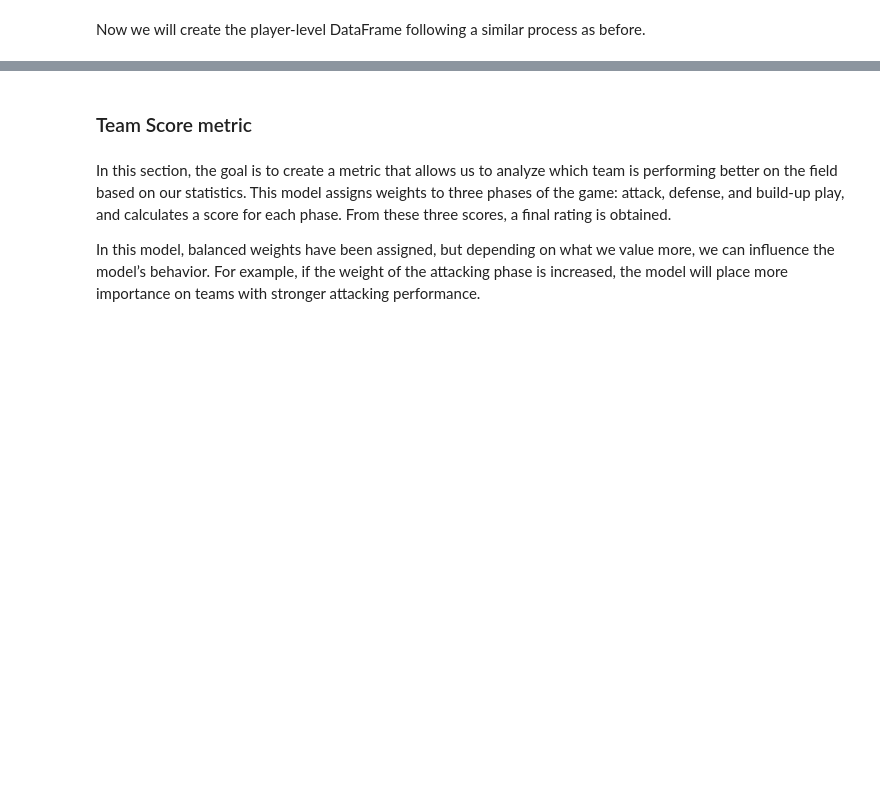
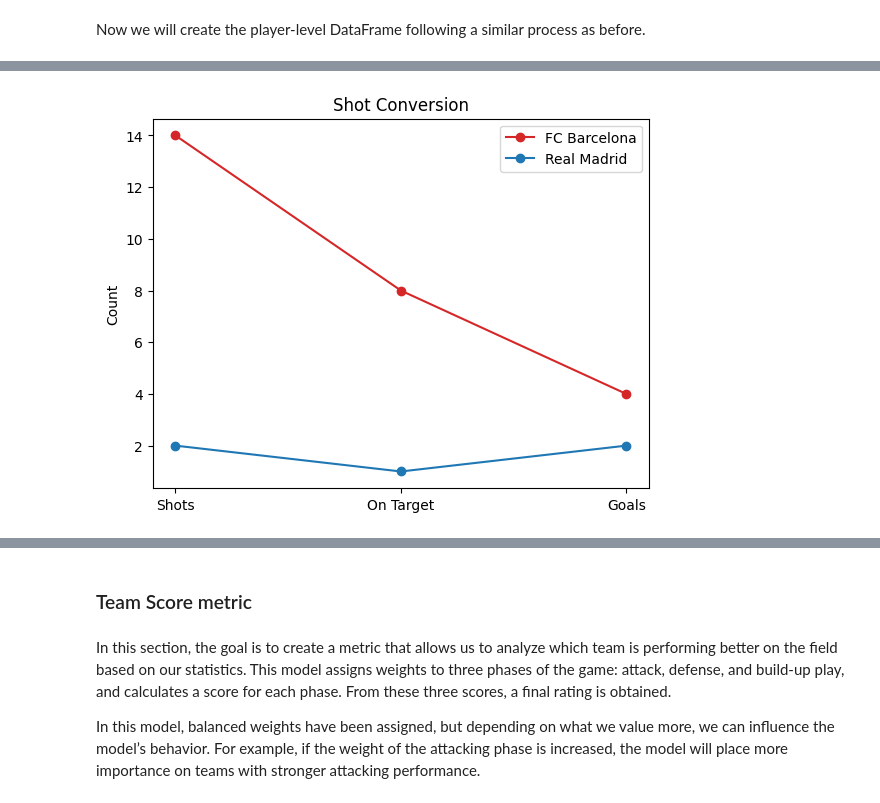
Before and after one commit to vripoll17/football-data-analytics-tool, a Jupyter notebook: notebooks/match_report.ipynb, the cells around one changed output, grey strips where cells are left out. Cells and saved outputs as stored; diff of their text form; code cells hidden in the pictures; blank space fills up the shorter version.

```diff
--- a/notebooks/match_report.ipynb
+++ b/notebooks/match_report.ipynb
@@ -168,3 +175,27 @@ else:
+# %%
+barcelona_shots_on_target = teams_df.loc[teams_df['team'] == 'FC Barcelona', 'tiro a puerta'].values[0]
+barcelona_total_shots = teams_df.loc[teams_df['team'] == 'FC Barcelona', 'tiro'].values[0] + teams_df.loc[teams_df['team'] == 'FC Barcelona', 'tiro a puerta'].values[0]
+barcelona_goals = teams_df.loc[teams_df['team'] == 'FC Barcelona', 'gol'].values[0]
+
+madrid_shots_on_target = teams_df.loc[teams_df['team'] == 'Real Madrid', 'tiro a puerta'].values[0]
+madrid_total_shots = teams_df.loc[teams_df['team'] == 'Real Madrid', 'tiro'].values[0] + teams_df.loc[teams_df['team'] == 'Real Madrid', 'tiro a puerta'].values[0]
+madrid_goals = teams_df.loc[teams_df['team'] == 'Real Madrid', 'gol'].values[0]
+
+fig, ax = plt.subplots()
+
+levels = ["Shots", "On Target", "Goals"]
+
+values = [barcelona_total_shots, barcelona_shots_on_target, barcelona_goals]
+ax.plot(levels, values, marker='o', label='FC Barcelona', color='tab:red')
+values = [madrid_total_shots, madrid_shots_on_target, madrid_goals]
+ax.plot(levels, values, marker='o', label='Real Madrid', color='tab:blue')
+
+ax.set_title("Shot Conversion")
+ax.set_ylabel("Count")
+ax.legend()
+plt.show()
+# %% [output]
+[figure, added]
 # %%
 # GAME-BUILDING DATA: Passes, failed passes, dribbles, penalties received, fouls received, turnovers
 gamebuilding_actions_all = ["pase", "pase errado", "regate", "penalti recibido", "falta recibida", "perdida"]
```
Also changed, not shown: parts of 9 cells of this notebook, 3 other files.
